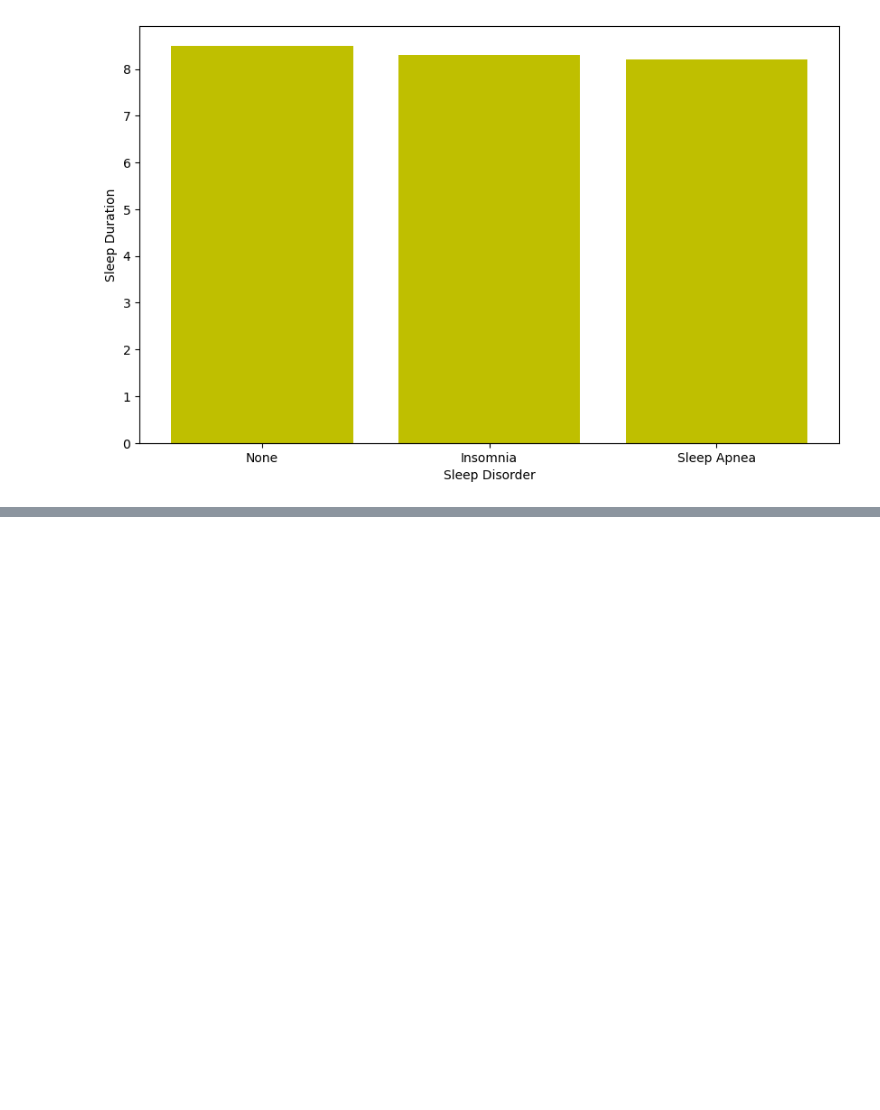
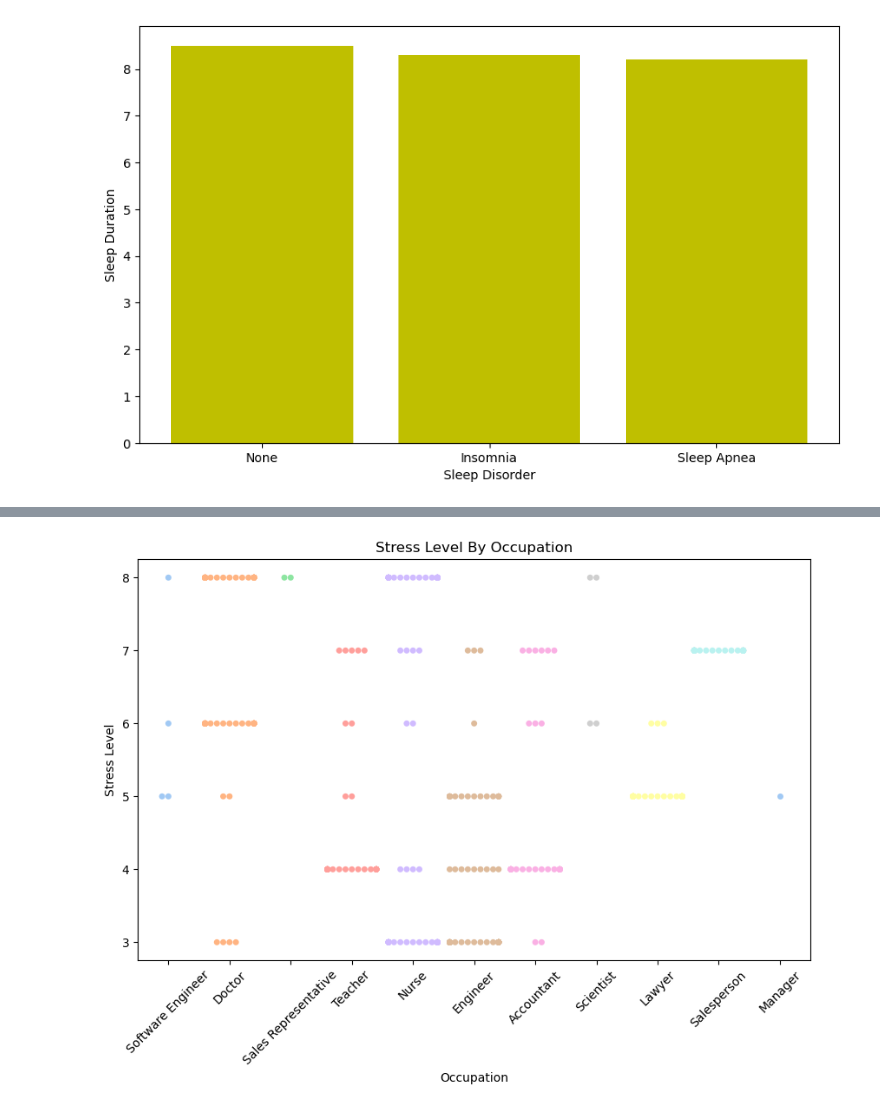
Before and after one commit to Rabirami10/tableau, a Jupyter notebook: Sleep_Health_And_Lifestyle.ipynb, the cells around one changed output, grey strips where cells are left out. Cells and saved outputs as stored; diff of their text form; code cells hidden in the pictures; blank space fills up the shorter version.

```diff
--- a/Sleep_Health_And_Lifestyle.ipynb
+++ b/Sleep_Health_And_Lifestyle.ipynb
@@ -215,0 +202,8 @@ plt.show()
+# %%
+plt.figure(figsize=(10,6))
+sb.swarmplot(x=data['Occupation'],y=data['Stress Level'], palette="pastel")
+plt.title("Stress Level By Occupation")
+plt.xticks(rotation=45)
+plt.show()
+# %% [output]
+[figure, added]
```
Also changed, not shown: parts of 25 cells of this notebook.
